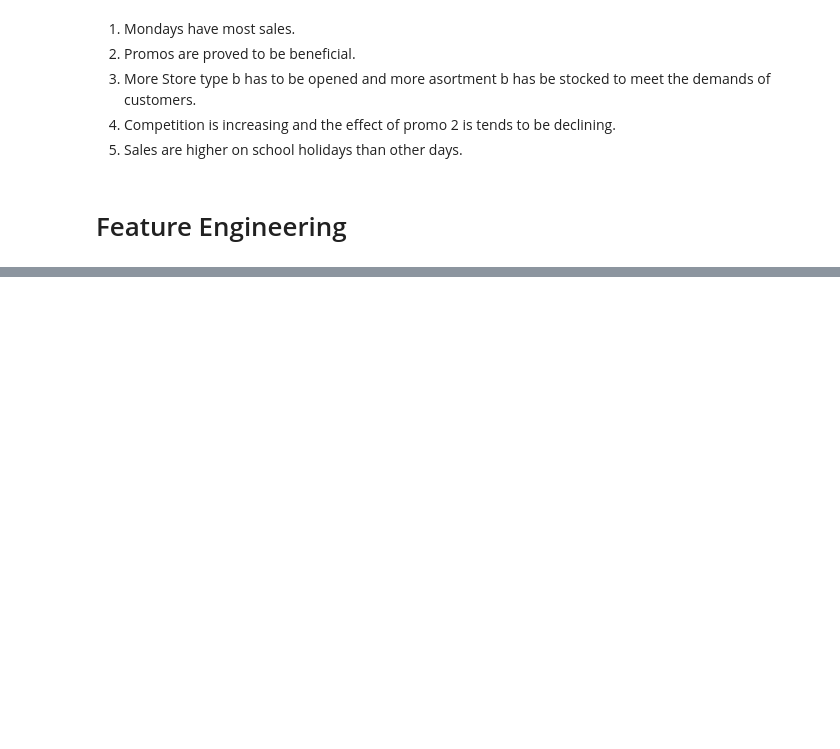
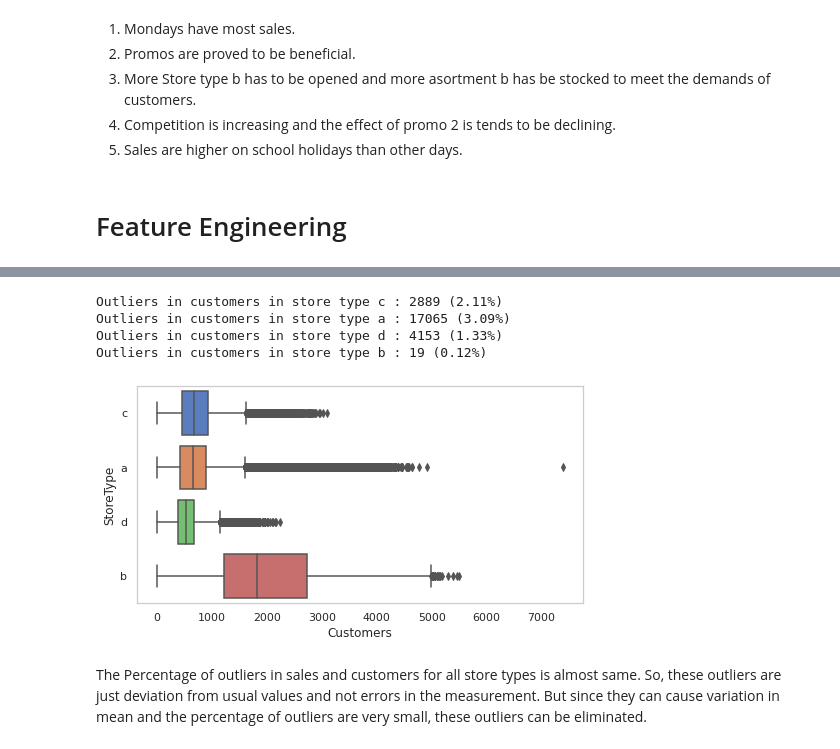
Before and after one commit to connect-midhunr/rossmann-sales-prediction, a Jupyter notebook: Rossmann_Sales_Prediction_Capstone_Project.ipynb, the cells around one changed output, grey strips where cells are left out. Cells and saved outputs as stored; diff of their text form; code cells hidden in the pictures; blank space fills up the shorter version.

```diff
--- a/Rossmann_Sales_Prediction_Capstone_Project.ipynb
+++ b/Rossmann_Sales_Prediction_Capstone_Project.ipynb
@@ -770,0 +878,16 @@ Sales and customers decreases with increase in competition distance.
+# %%
+# generate box plots of customers for each unique value in each store type
+generate_horizontal_box_plot(rossmann_df, 'Customers', 'StoreType')
+
+# count and percentage of outliers in each store type
+for store_type in store_types:
+  count, perc = get_outlier_count_and_percentage(rossmann_df[rossmann_df['StoreType'] == store_type], 'Customers')
+  print(f"Outliers in customers in store type {store_type} : {count} ({perc}%)")
+# %% [output]
+Outliers in customers in store type c : 2889 (2.11%)
+Outliers in customers in store type a : 17065 (3.09%)
+Outliers in customers in store type d : 4153 (1.33%)
+Outliers in customers in store type b : 19 (0.12%)
+[figure, added]
+# %% [markdown]
+The Percentage of outliers in sales and customers for all store types is almost same. So, these outliers are just deviation from usual values and not errors in the measurement. But since they can cause variation in mean and the percentage of outliers are very small, these outliers can be eliminated.
```
Also changed, not shown: parts of 26 cells of this notebook.
